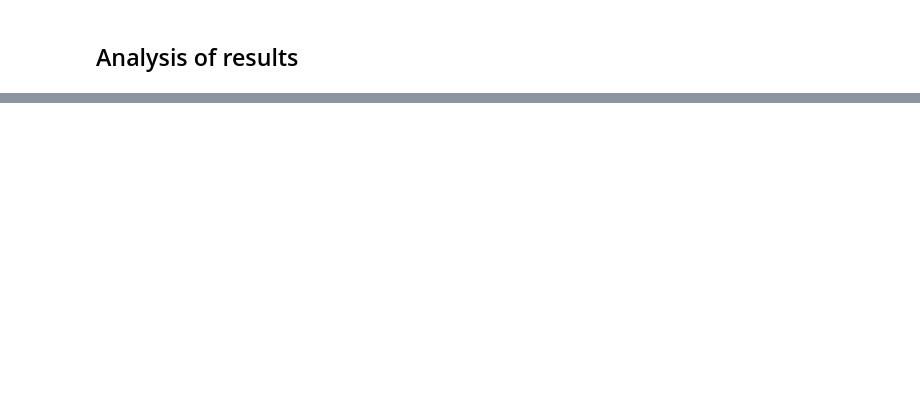
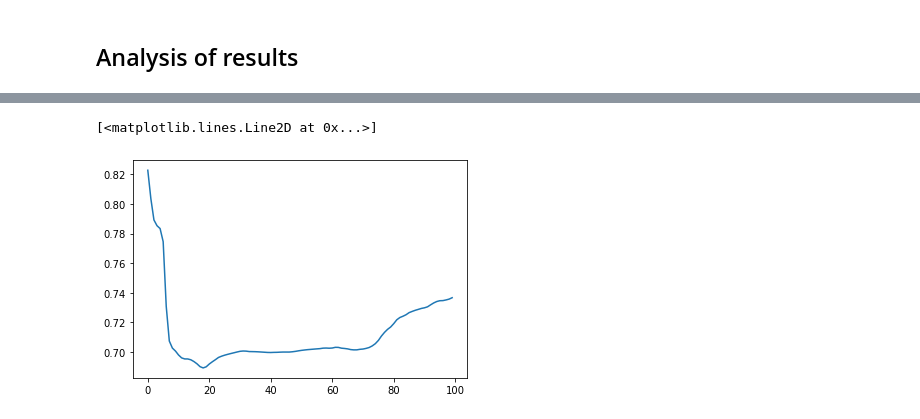
Before and after one commit to Janneke13/Master-Thesis-Graph-Representation, a Jupyter notebook: GAE_test.ipynb, the cells around one changed output, grey strips where cells are left out. Saved outputs shown, nothing was run; the diff lists cells and outputs as text; code cells hidden in the pictures; blank space fills up the shorter version.

```diff
--- a/GAE_test.ipynb
+++ b/GAE_test.ipynb
@@ -83,0 +154,5 @@ Later on, this can be expanded, by, for example, adding labels and training, val
+# %%
+plt.plot(auc_valid_run)
+# %% [output]
+[<matplotlib.lines.Line2D at 0x...>]
+[figure, added]
```
Also changed, not shown: parts of 25 cells of this notebook, 3 other files.
